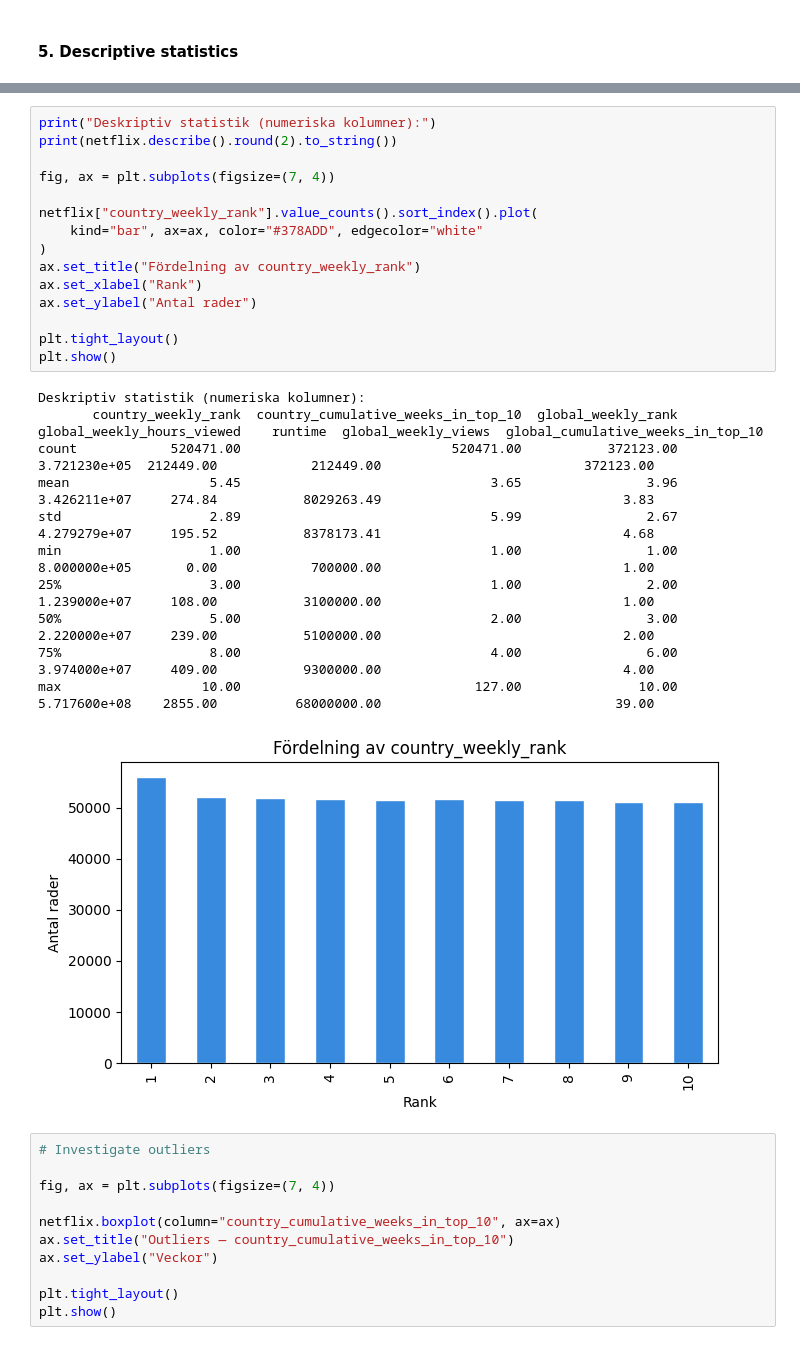
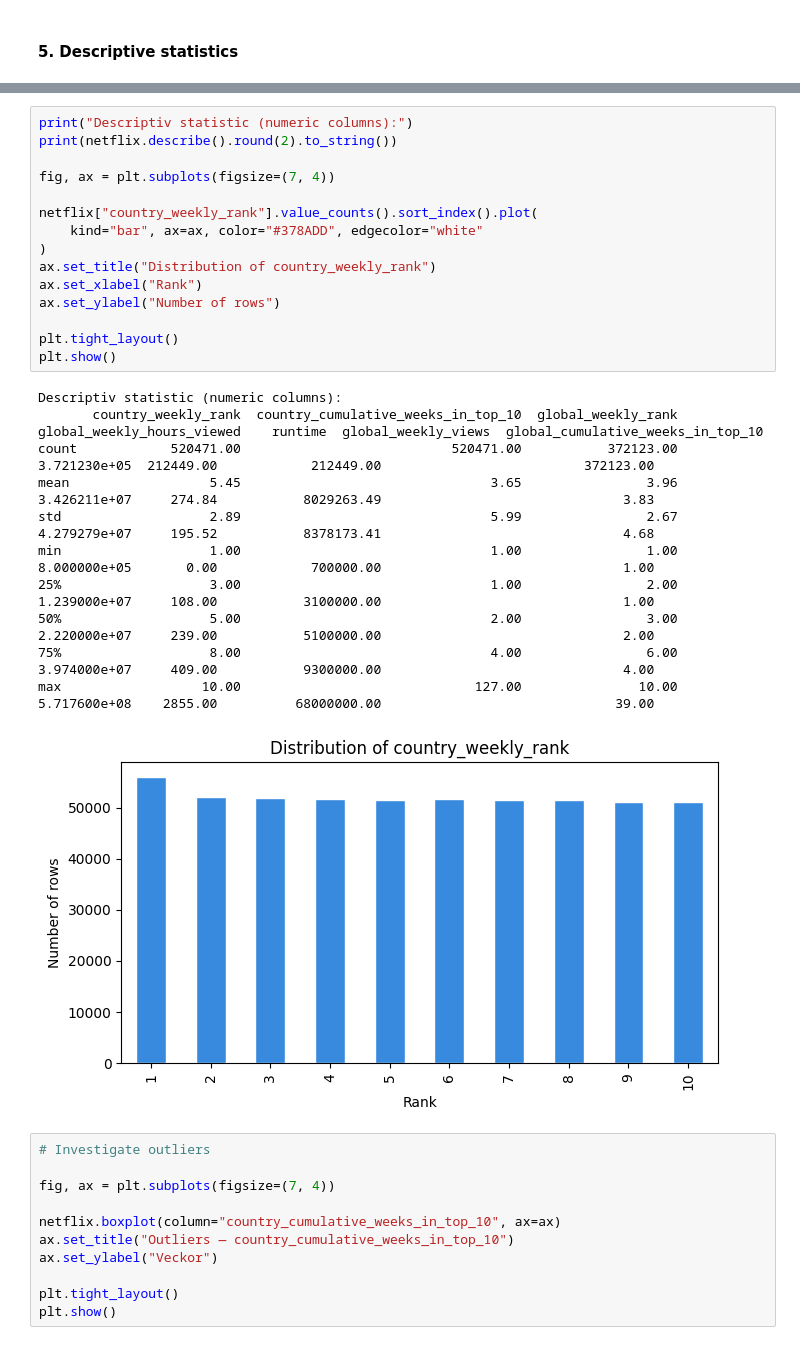
Before and after one commit to Akina-Aoki/Netflix_Analytics_DE_UX, a Jupyter notebook: eda/maarcus_netflix_EDA.ipynb, the cells around one changed output, grey strips where cells are left out. Cells and saved outputs as stored; diff of their text form.

```diff
--- a/eda/maarcus_netflix_EDA.ipynb
+++ b/eda/maarcus_netflix_EDA.ipynb
@@ -154,32 +148,32 @@ netflix.describe()
 | 75% | 8.000000 | 4.000000 | 6.000000 | 3.974000e+07 | 409.002000 | ... |
 | max | 10.000000 | 127.000000 | 10.000000 | 5.717600e+08 | 2854.998000 | ... |
 # %%
-print("Deskriptiv statistik (numeriska kolumner):")
+print("Descriptiv statistic (numeric columns):")
 print(netflix.describe().round(2).to_string())
 
 fig, ax = plt.subplots(figsize=(7, 4))
 
 netflix["country_weekly_rank"].value_counts().sort_index().plot(
     kind="bar", ax=ax, color="#378ADD", edgecolor="white"
 )
-ax.set_title("Fördelning av country_weekly_rank")
+ax.set_title("Distribution of country_weekly_rank")
 ax.set_xlabel("Rank")
-ax.set_ylabel("Antal rader")
+ax.set_ylabel("Number of rows")
 
 plt.tight_layout()
 plt.show()
 # %% [output]
-Deskriptiv statistik (numeriska kolumner):
+Descriptiv statistic (numeric columns):
        country_weekly_rank  country_cumulative_weeks_in_top_10  global_weekly_rank  global_weekly_hours_viewed    runtime  global_weekly_views  global_cumulative_weeks_in_top_10
 count            520471.00                           520471.00           372123.00                3.721230e+05  212449.00            212449.00                          372123.00
 mean                  5.45                                3.65                3.96                3.426211e+07     274.84           8029263.49                               3.83
 std                   2.89                                5.99                2.67                4.279279e+07     195.52           8378173.41                               4.68
 min                   1.00                                1.00                1.00                8.000000e+05       0.00            700000.00                               1.00
 25%                   3.00                                1.00                2.00                1.239000e+07     108.00           3100000.00                               1.00
 50%                   5.00                                2.00                3.00                2.220000e+07     239.00           5100000.00                               2.00
 75%                   8.00                                4.00                6.00                3.974000e+07     409.00           9300000.00                               4.00
 max                  10.00                              127.00               10.00                5.717600e+08    2855.00          68000000.00                              39.00
-[figure, old version]
+[figure, new version]
 # %%
 # Investigate outliers
 
```
Also changed, not shown: parts of 4 cells of this notebook.
